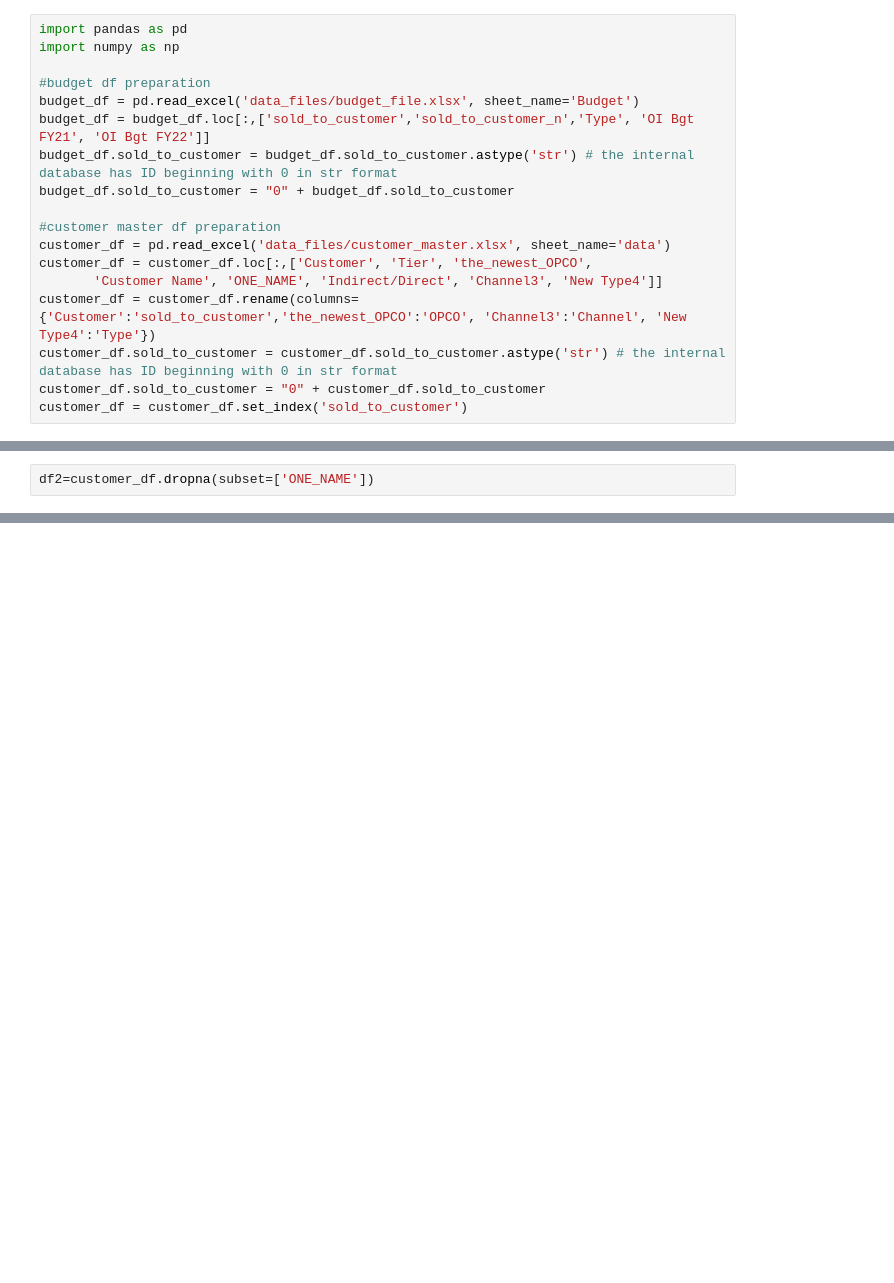
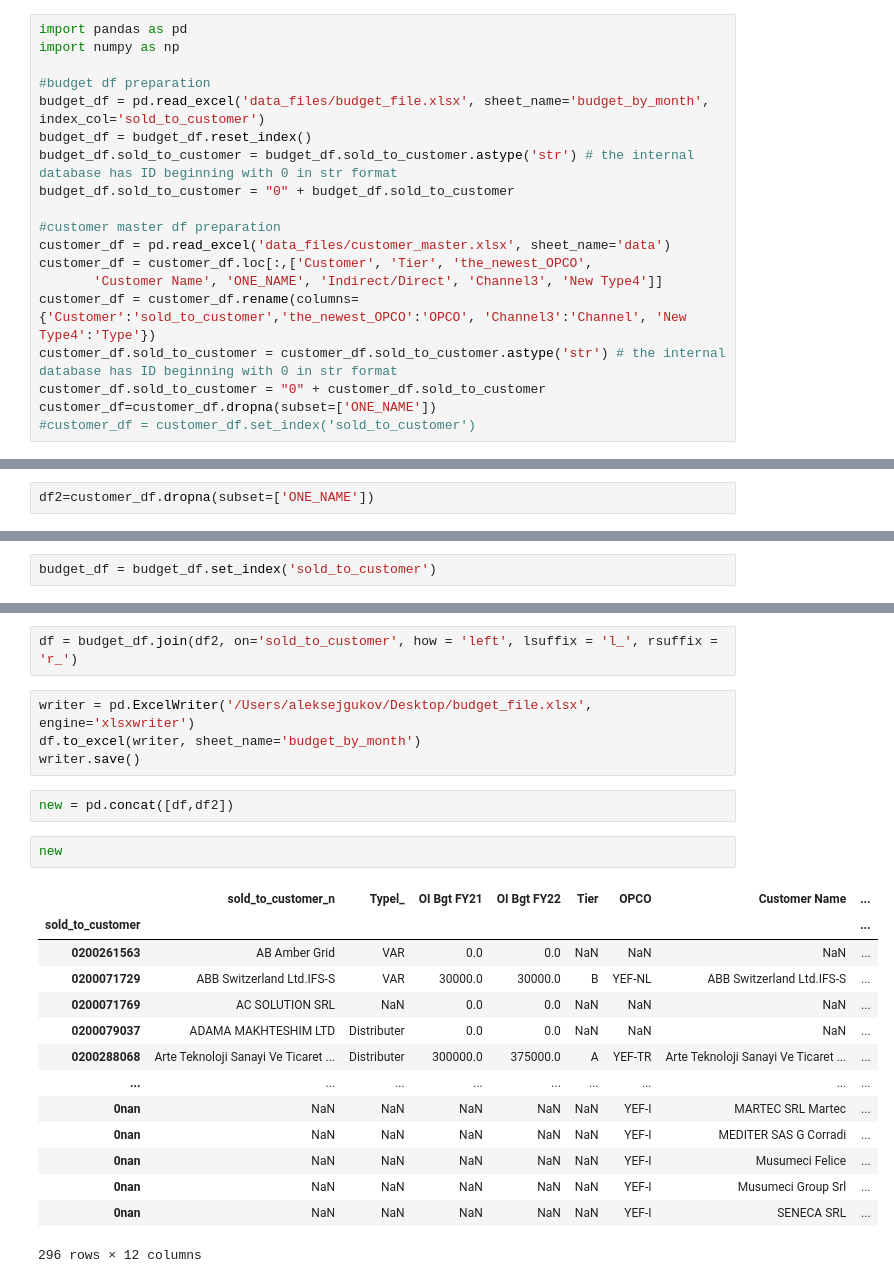
Before and after one commit to alexey198631/data_preps, a Jupyter notebook: prj_23001_dashborad_prep/budget_file_source_prep.ipynb, the cells around one changed output, grey strips where cells are left out. Cells and saved outputs as stored; diff of their text form; blank space fills up the shorter version.

Commit message:
prj 23001 initial budget file -> budget file for next ineration

```diff
--- a/prj_23001_dashborad_prep/budget_file_source_prep.ipynb
+++ b/prj_23001_dashborad_prep/budget_file_source_prep.ipynb
@@ -20,8 +20,8 @@ import pandas as pd
 import numpy as np
 
 #budget df preparation
-budget_df = pd.read_excel('data_files/budget_file.xlsx', sheet_name='Budget')
-budget_df = budget_df.loc[:,['sold_to_customer','sold_to_customer_n','Type', 'OI Bgt FY21', 'OI Bgt FY22']]
+budget_df = pd.read_excel('data_files/budget_file.xlsx', sheet_name='budget_by_month', index_col='sold_to_customer')
+budget_df = budget_df.reset_index()
 budget_df.sold_to_customer = budget_df.sold_to_customer.astype('str') # the internal database has ID beginning with 0 in str format
 budget_df.sold_to_customer = "0" + budget_df.sold_to_customer
 
@@ -32,4 +32,5 @@ customer_df = customer_df.loc[:,['Customer', 'Tier', 'the_newest_OPCO',
 customer_df = customer_df.rename(columns={'Customer':'sold_to_customer','the_newest_OPCO':'OPCO', 'Channel3':'Channel', 'New Type4':'Type'})
 customer_df.sold_to_customer = customer_df.sold_to_customer.astype('str') # the internal database has ID beginning with 0 in str format
 customer_df.sold_to_customer = "0" + customer_df.sold_to_customer
-customer_df = customer_df.set_index('sold_to_customer')
+customer_df=customer_df.dropna(subset=['ONE_NAME'])
+#customer_df = customer_df.set_index('sold_to_customer')
@@ -43,0 +102,2 @@ df2=customer_df.dropna(subset=['ONE_NAME'])
+# %%
+budget_df = budget_df.set_index('sold_to_customer')
@@ -43,0 +121,25 @@ df2=customer_df.dropna(subset=['ONE_NAME'])
+# %%
+df = budget_df.join(df2, on='sold_to_customer', how = 'left', lsuffix = 'l_', rsuffix = 'r_')
+# %%
+writer = pd.ExcelWriter('/Users/aleksejgukov/Desktop/budget_file.xlsx', engine='xlsxwriter')
+df.to_excel(writer, sheet_name='budget_by_month')
+writer.save()
+# %%
+new = pd.concat([df,df2])
+# %%
+new
+# %% [output]
+|  | sold_to_customer_n | Typel_ | OI Bgt FY21 | OI Bgt FY22 | Tier | OPCO | Customer Name | ... |
+| sold_to_customer |  |  |  |  |  |  |  | ... |
+| 0200261563 | AB Amber Grid | VAR | 0.0 | 0.0 | NaN | NaN | NaN | ... |
+| 0200071729 | ABB Switzerland Ltd.IFS-S | VAR | 30000.0 | 30000.0 | B | YEF-NL | ABB Switzerland Ltd.IFS-S | ... |
+| 0200071769 | AC SOLUTION SRL | NaN | 0.0 | 0.0 | NaN | NaN | NaN | ... |
+| 0200079037 | ADAMA MAKHTESHIM LTD | Distributer | 0.0 | 0.0 | NaN | NaN | NaN | ... |
+| 0200288068 | Arte Teknoloji Sanayi Ve Ticaret ... | Distributer | 300000.0 | 375000.0 | A | YEF-TR | Arte Teknoloji Sanayi Ve Ticaret ... | ... |
+| ... | ... | ... | ... | ... | ... | ... | ... | ... |
+| 0nan | NaN | NaN | NaN | NaN | NaN | YEF-I | MARTEC SRL Martec | ... |
+| 0nan | NaN | NaN | NaN | NaN | NaN | YEF-I | MEDITER SAS G Corradi | ... |
+| 0nan | NaN | NaN | NaN | NaN | NaN | YEF-I | Musumeci Felice | ... |
+| 0nan | NaN | NaN | NaN | NaN | NaN | YEF-I | Musumeci Group Srl | ... |
+| 0nan | NaN | NaN | NaN | NaN | NaN | YEF-I | SENECA SRL | ... |
+296 rows × 12 columns
```
Also changed, not shown: parts of 16 cells of this notebook, 1 other file.
